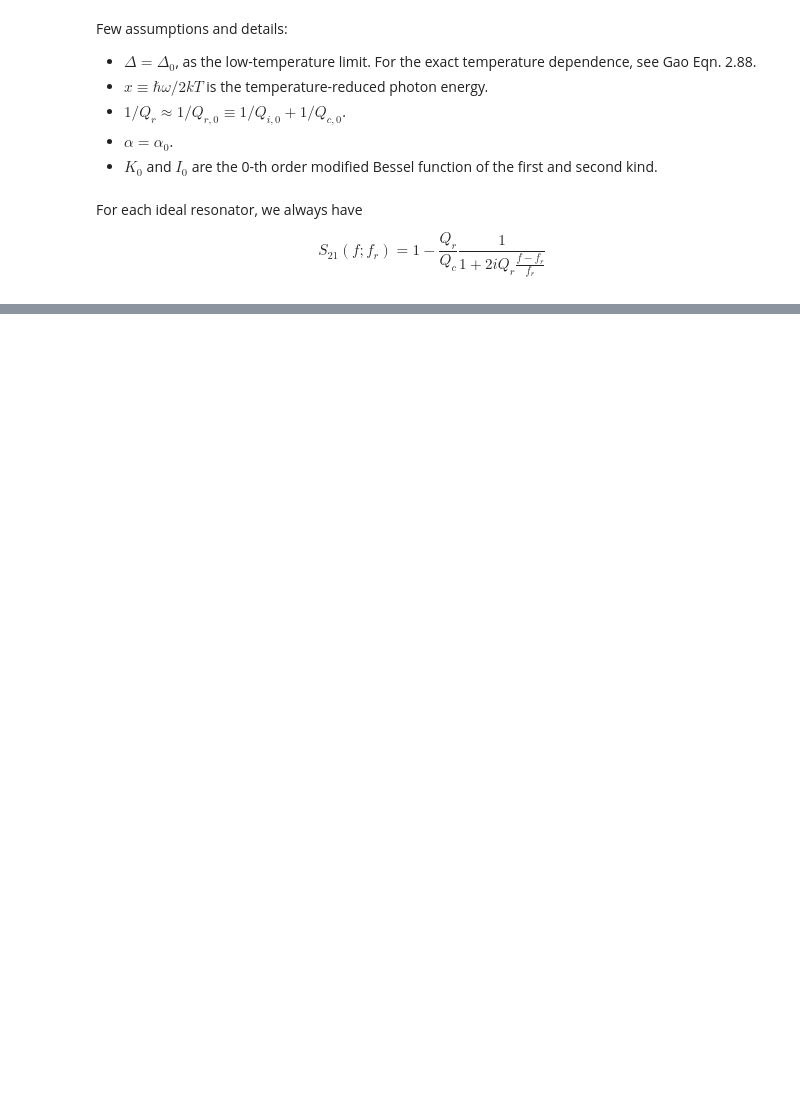
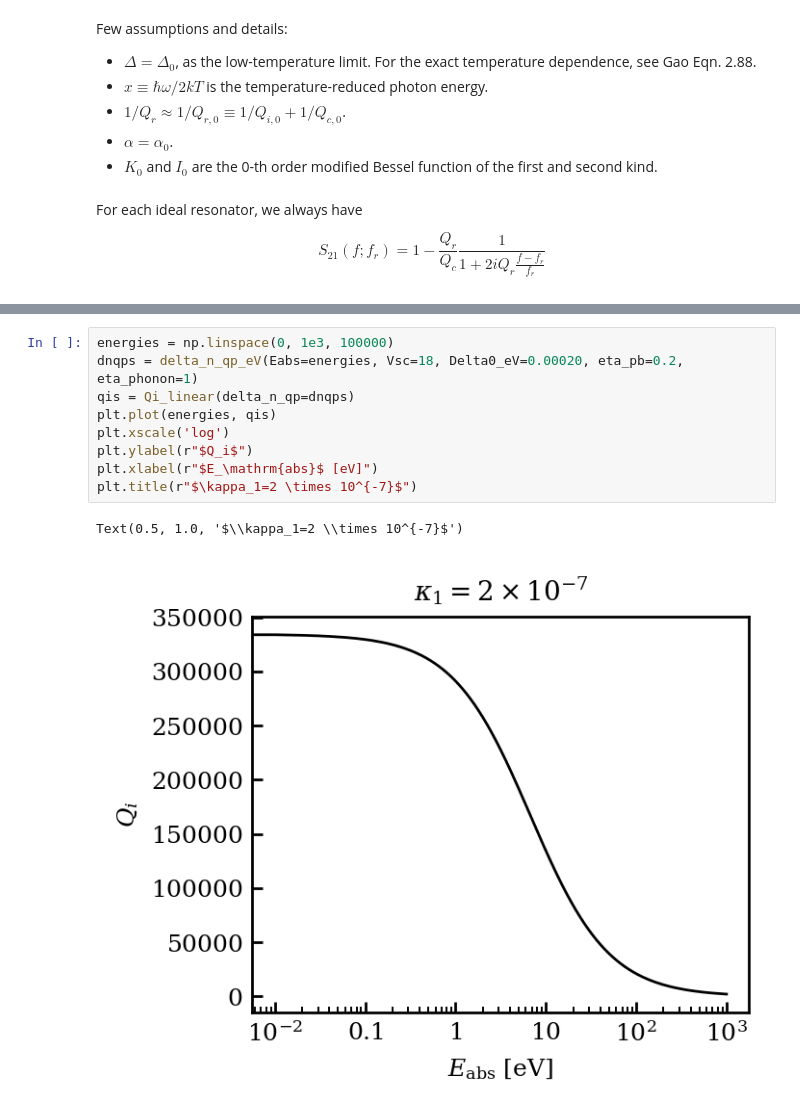
Before and after one commit to FaroutYLq/axioph, a Jupyter notebook: KID/cr_in_kid.ipynb, the cells around one changed output, grey strips where cells are left out. Cells and saved outputs as stored; diff of their text form; blank space fills up the shorter version.

```diff
--- a/KID/cr_in_kid.ipynb
+++ b/KID/cr_in_kid.ipynb
@@ -304,0 +694,12 @@ def sigma_0_eV(Delta_eV, f_Hz, sigma_n):
+# %%
+energies = np.linspace(0, 1e3, 100000)
+dnqps = delta_n_qp_eV(Eabs=energies, Vsc=18, Delta0_eV=0.00020, eta_pb=0.2, eta_phonon=1)
+qis = Qi_linear(delta_n_qp=dnqps)
+plt.plot(energies, qis)
+plt.xscale('log')
+plt.ylabel(r"$Q_i$")
+plt.xlabel(r"$E_\mathrm{abs}$ [eV]")
+plt.title(r"$\kappa_1=2 \times 10^{-7}$")
+# %% [output]
+Text(0.5, 1.0, '$\\kappa_1=2 \\times 10^{-7}$')
+[figure, added]
```
Also changed, not shown: parts of 33 cells of this notebook.
